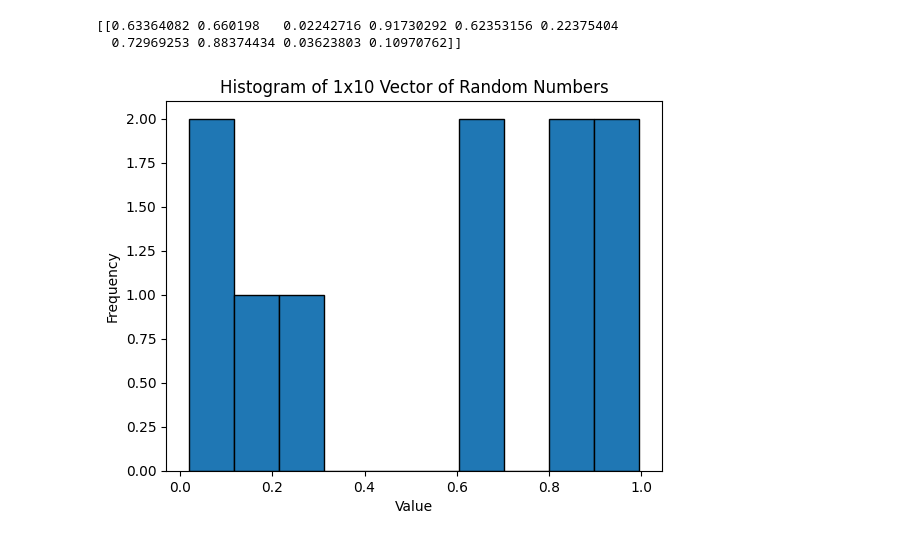
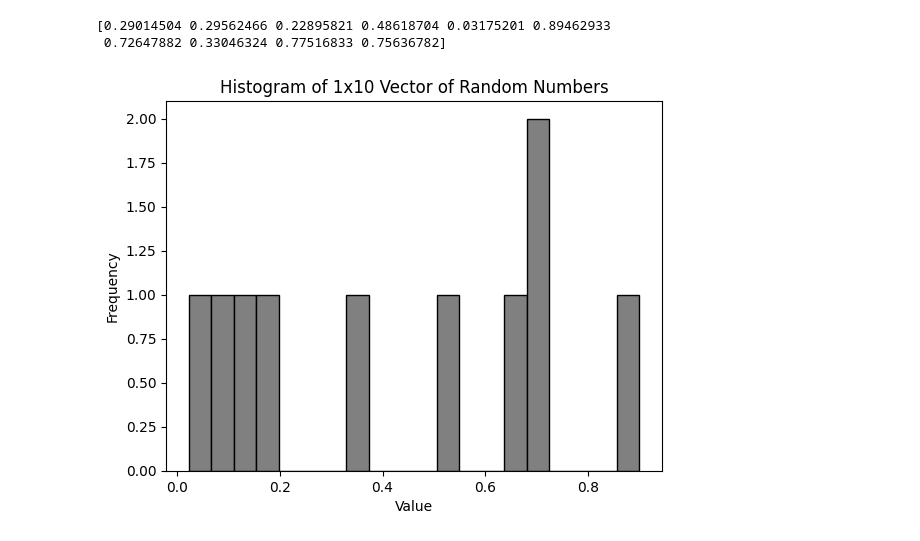
Before and after one commit to Jannatu37/Simulation-and-Modeling-Lab03, a Jupyter notebook: Simulation_and_Modeling_Lab03.ipynb, the cells around one changed output. Drawn from its saved outputs; the diff is of its cells as text; code cells hidden in the pictures.

```diff
--- a/Simulation_and_Modeling_Lab03.ipynb
+++ b/Simulation_and_Modeling_Lab03.ipynb
@@ -2,21 +2,21 @@
 <a href="https://colab.research.google.com/github/Jannatu37/Simulation-and-Modeling-Lab03/blob/main/Simulation_and_Modeling_Lab03.ipynb" target="_parent"><img src="https://colab.research.google.com/assets/colab-badge.svg" alt="Open In Colab"/></a>
 # %%
 import numpy as np
-random_vector = np.random.rand(1, 10)
+random_vector = np.random.rand(10)
 print(random_vector)
 # %% [output]
-[[0.63364082 0.660198   0.02242716 0.91730292 0.62353156 0.22375404
-  0.72969253 0.88374434 0.03623803 0.10970762]]
+[0.29014504 0.29562466 0.22895821 0.48618704 0.03175201 0.89462933
+ 0.72647882 0.33046324 0.77516833 0.75636782]
 # %%
 import matplotlib.pyplot as plt
 random_vector = np.random.rand(10)
-plt.hist(random_vector, bins=10, edgecolor='black')
+plt.hist(random_vector, bins=20, edgecolor='black',color='gray')
 plt.title('Histogram of 1x10 Vector of Random Numbers')
 plt.xlabel('Value')
 plt.ylabel('Frequency')
 plt.show()
 # %% [output]
-[figure, old version]
+[figure, new version]
 # %%
 random_numbers = np.random.randn(500)
 print(random_numbers)
```
Also changed, not shown: parts of 2 cells of this notebook.
